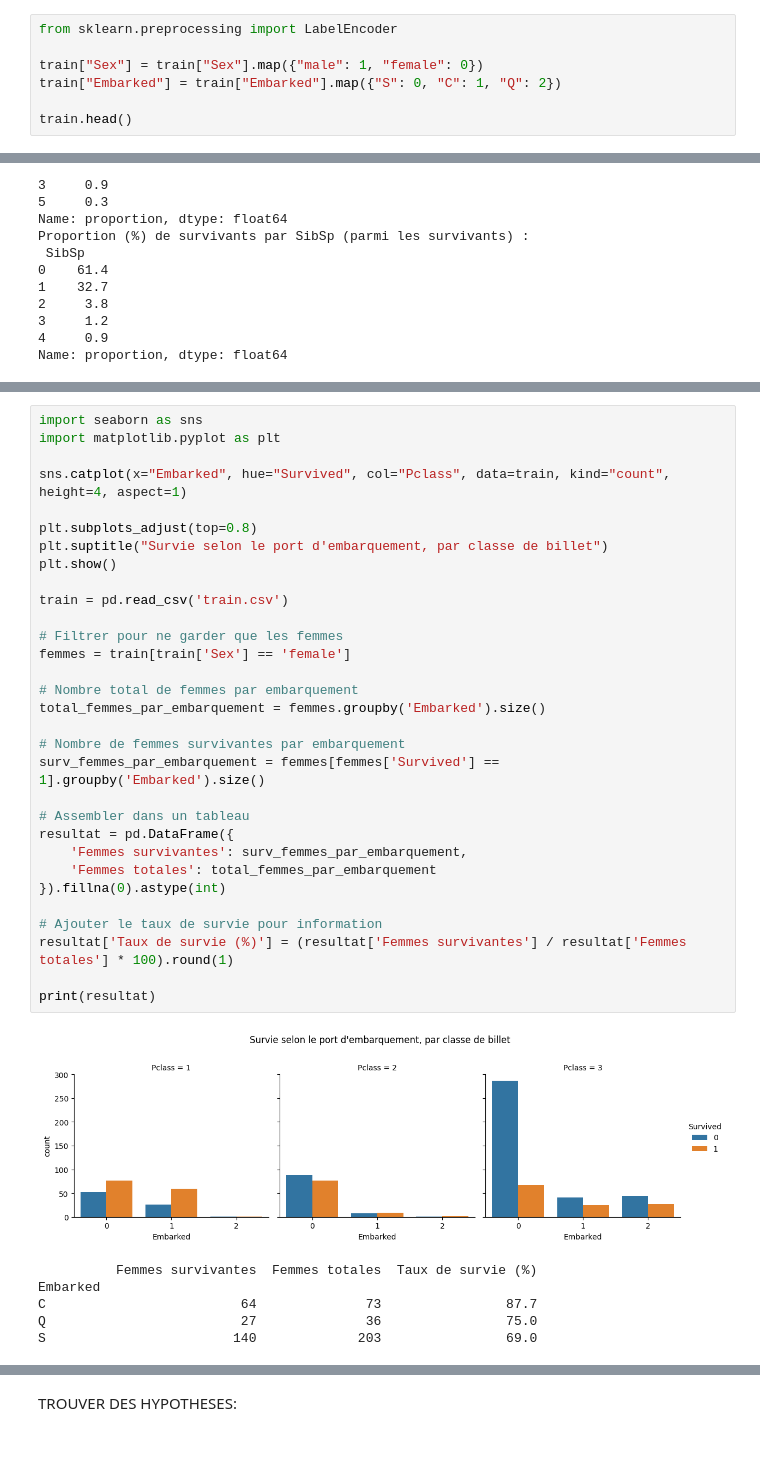
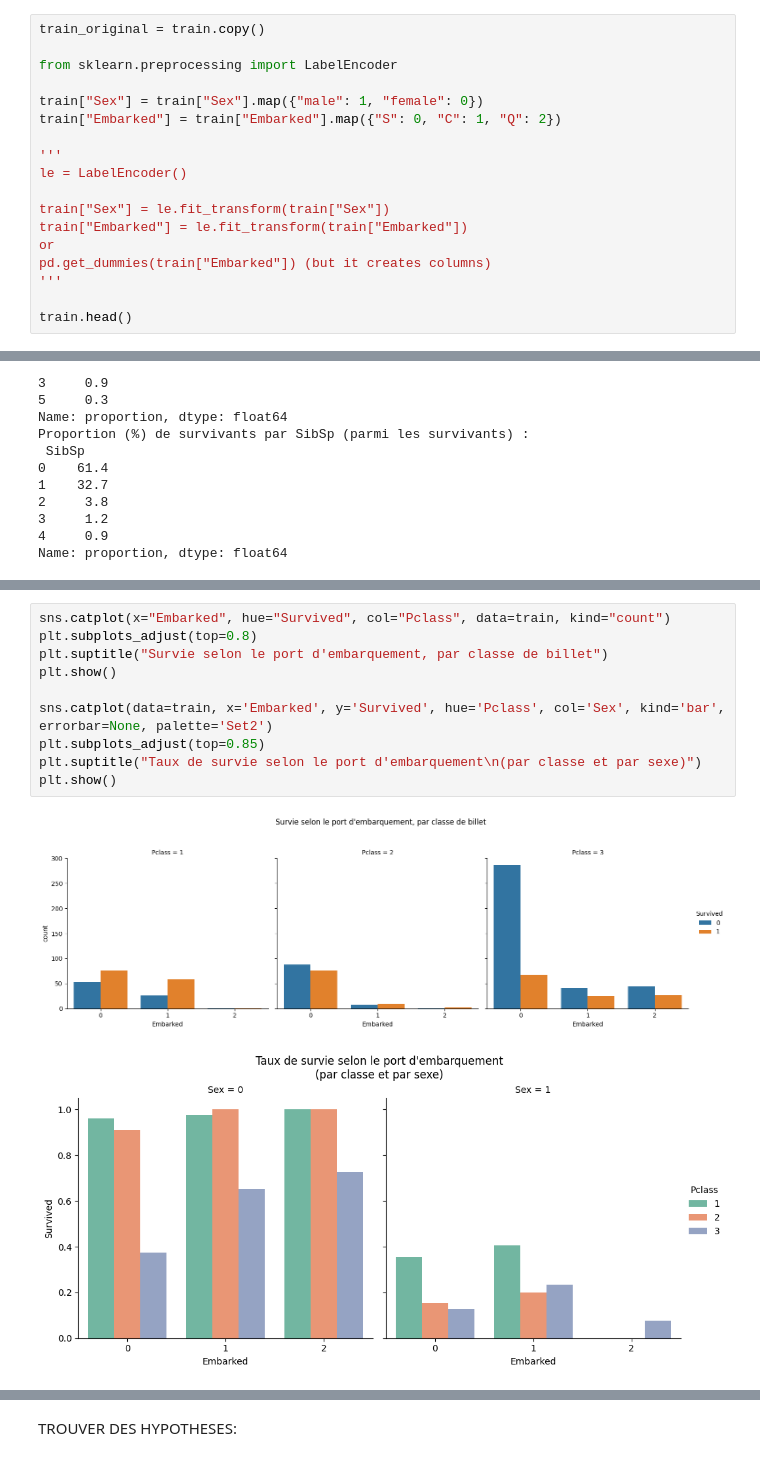
Before and after one commit to emese007/projet_titanic_emese, a Jupyter notebook: titanicM.ipynb, the cells around one changed output, grey strips where cells are left out. Saved outputs shown, nothing was run; the diff lists cells and outputs as text.

```diff
--- a/titanicM.ipynb
+++ b/titanicM.ipynb
@@ -89,11 +140,22 @@ IDENTIFIER LES DOUBLONS - pas de doublon dans les données
 # %% [markdown]
 REGARDER LES TYPES DE DONNEES: CONVERTIR SI BESOIN EN VALEUR NUMERIQUE SI LE TYPE EST OBJECT POUR DES COLONNES DE NOMBRE
 # %%
+train_original = train.copy()
+
 from sklearn.preprocessing import LabelEncoder
 
 train["Sex"] = train["Sex"].map({"male": 1, "female": 0})
 train["Embarked"] = train["Embarked"].map({"S": 0, "C": 1, "Q": 2})
 
+'''
+le = LabelEncoder()
+
+train["Sex"] = le.fit_transform(train["Sex"])
+train["Embarked"] = le.fit_transform(train["Embarked"])
+or
+pd.get_dummies(train["Embarked"]) (but it creates columns)
+'''
+
 train.head()
 # %% [output]
 |  | PassengerId | Survived | Pclass | Name | Sex | Age | SibSp | Parch | Ticket | Fare | ... |
@@ -587,38 +536,13 @@ SURVIE SELON PORT D'EMBARQUEMENT
 # %%
-import seaborn as sns
-import matplotlib.pyplot as plt
-
-sns.catplot(x="Embarked", hue="Survived", col="Pclass", data=train, kind="count", height=4, aspect=1)
-
+sns.catplot(x="Embarked", hue="Survived", col="Pclass", data=train, kind="count")
 plt.subplots_adjust(top=0.8)
 plt.suptitle("Survie selon le port d'embarquement, par classe de billet")
 plt.show()
 
-train = pd.read_csv('train.csv')
-
-# Filtrer pour ne garder que les femmes
-femmes = train[train['Sex'] == 'female']
-
-# Nombre total de femmes par embarquement
-total_femmes_par_embarquement = femmes.groupby('Embarked').size()
-
-# Nombre de femmes survivantes par embarquement
-surv_femmes_par_embarquement = femmes[femmes['Survived'] == 1].groupby('Embarked').size()
-
-# Assembler dans un tableau
-resultat = pd.DataFrame({
-    'Femmes survivantes': surv_femmes_par_embarquement,
-    'Femmes totales': total_femmes_par_embarquement
-}).fillna(0).astype(int)
-
-# Ajouter le taux de survie pour information
-resultat['Taux de survie (%)'] = (resultat['Femmes survivantes'] / resultat['Femmes totales'] * 100).round(1)
-
-print(resultat)
+sns.catplot(data=train, x='Embarked', y='Survived', hue='Pclass', col='Sex', kind='bar', errorbar=None, palette='Set2')
+plt.subplots_adjust(top=0.85)
+plt.suptitle("Taux de survie selon le port d'embarquement\n(par classe et par sexe)")
+plt.show()
 # %% [output]
-[figure, old version]
+[figure, new version]
-          Femmes survivantes  Femmes totales  Taux de survie (%)
-Embarked
-C                         64              73                87.7
-Q                         27              36                75.0
-S                        140             203                69.0
+[figure, added]
```
Also changed, not shown: parts of 38 cells of this notebook, 6 other files.
